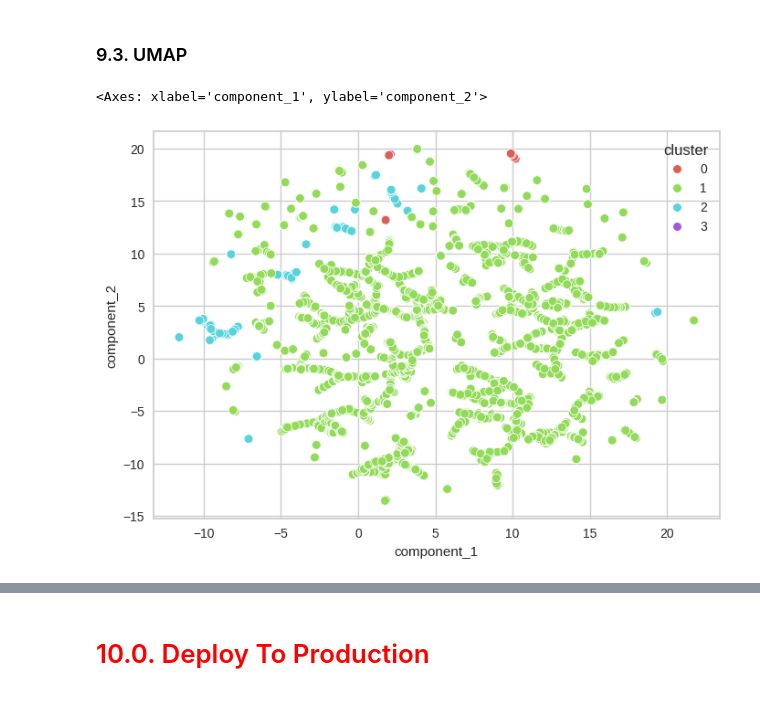
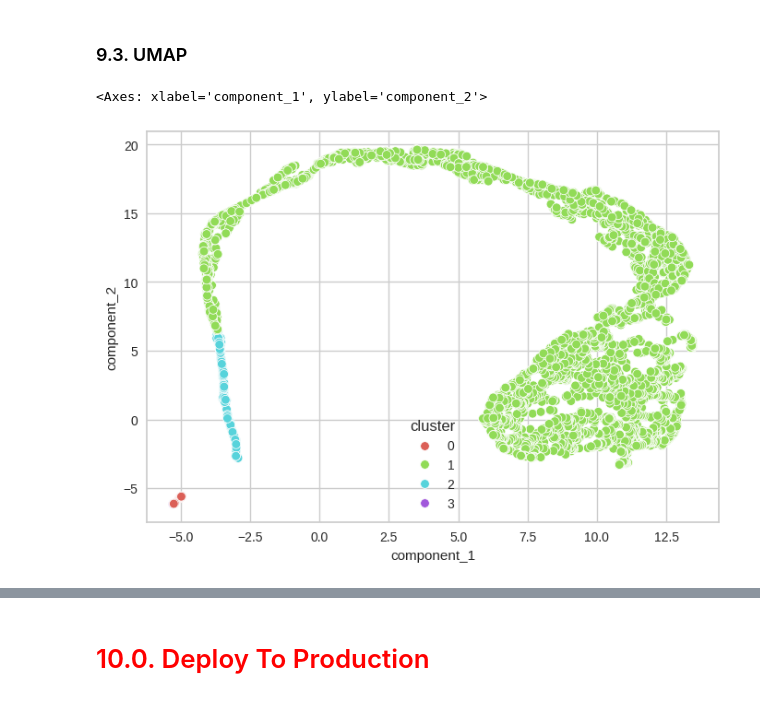
Before and after one commit to WillLeandro/ds_clusterizacao, a Jupyter notebook: notebooks/0.1 metricas.ipynb, the cells around one changed output, grey strips where cells are left out. Drawn from its saved outputs; the diff is of its cells as text; code cells hidden in the pictures.

```diff
--- a/notebooks/0.1 metricas.ipynb
+++ b/notebooks/0.1 metricas.ipynb
@@ -140,2 +219,5 @@ dtype: object
 # %%
 df2 = df1.copy()
+# %%
+# Quantity
+df2 = df2.loc[ df2['quantity'] > 0, : ]
@@ -142 +226,3 @@ df2 = df1.copy()
+# %%
+df3 = df2.copy()
 # %%
@@ -162,22 +248,22 @@ df_ref.head()
 | 4 | 15100 |
 # %%
 # Faturamento por cliente
-df2['gros_revenue'] = df2['quantity'] * df2['unit_price']
-df_m = df2[['customer_id', 'gros_revenue']].groupby('customer_id').sum().reset_index()
+df3['gros_revenue'] = df3['quantity'] * df3['unit_price']
+df_m = df3[['customer_id', 'gros_revenue']].groupby('customer_id').sum().reset_index()
 df_ref = df_ref.merge(df_m, on='customer_id', how='left')
 
 
 # Recencia
-df_recency = df2[['customer_id', 'invoice_date']].groupby('customer_id').max().reset_index()
-df_recency['recence_days'] = ( df2['invoice_date'].max() - df_recency['invoice_date'] ).dt.days
+df_recency = df3[['customer_id', 'invoice_date']].groupby('customer_id').max().reset_index()
+df_recency['recence_days'] = ( df3['invoice_date'].max() - df_recency['invoice_date'] ).dt.days
 df_ref = df_ref.merge(df_recency[['customer_id', 'recence_days']], on='customer_id', how='left')
 
 # Frequencia
-df_freq = df2[['customer_id','invoice_no']].groupby('customer_id').count().reset_index()
+df_freq = df3[['customer_id','invoice_no']].groupby('customer_id').count().reset_index()
 df_ref = df_ref.merge(df_freq, on='customer_id', how='left')
 
 # Media do ticket
-df_avg_ticket = df2[['customer_id','gros_revenue']].groupby('customer_id').mean().reset_index().rename(columns={'gros_revenue': 'avg_ticket'})
+df_avg_ticket = df3[['customer_id','gros_revenue']].groupby('customer_id').mean().reset_index().rename(columns={'gros_revenue': 'avg_ticket'})
 df_ref = pd.merge( df_ref, df_avg_ticket, on='customer_id', how='left' )
 df_ref.head()
 # %% [output]
@@ -192,5 +276,3 @@ df_ref.head()
-# %%
-df3 = df_ref.copy()
 # %% [markdown]
 # <font color='red'>4.0. EDA ( Exploratory Data Analysis )</font>
 # %%
@@ -322,20 +402,21 @@ import umap.umap_ as umap
 # %%
 
-reducer = umap.UMAP( n_neighbors= 3, random_state=42)
+reducer = umap.UMAP( n_neighbors= 20
+                    , random_state=42)
 embedding = reducer.fit_transform( X)
 
 # embedding
 df_viz['component_1'] = embedding[:, 0]
 df_viz['component_2'] = embedding[:, 1]
 
 # plot
 sns.scatterplot(
                 x='component_1',
                 y='component_2',
                 hue='cluster',
                 palette=sns.color_palette( 'hls', n_colors= len( df_viz['cluster'].unique() ) ),
                 data=df_viz
             )
 # %% [output]
 <Axes: xlabel='component_1', ylabel='component_2'>
-[figure, old version]
+[figure, new version]
```
Also changed, not shown: parts of 27 cells of this notebook.
